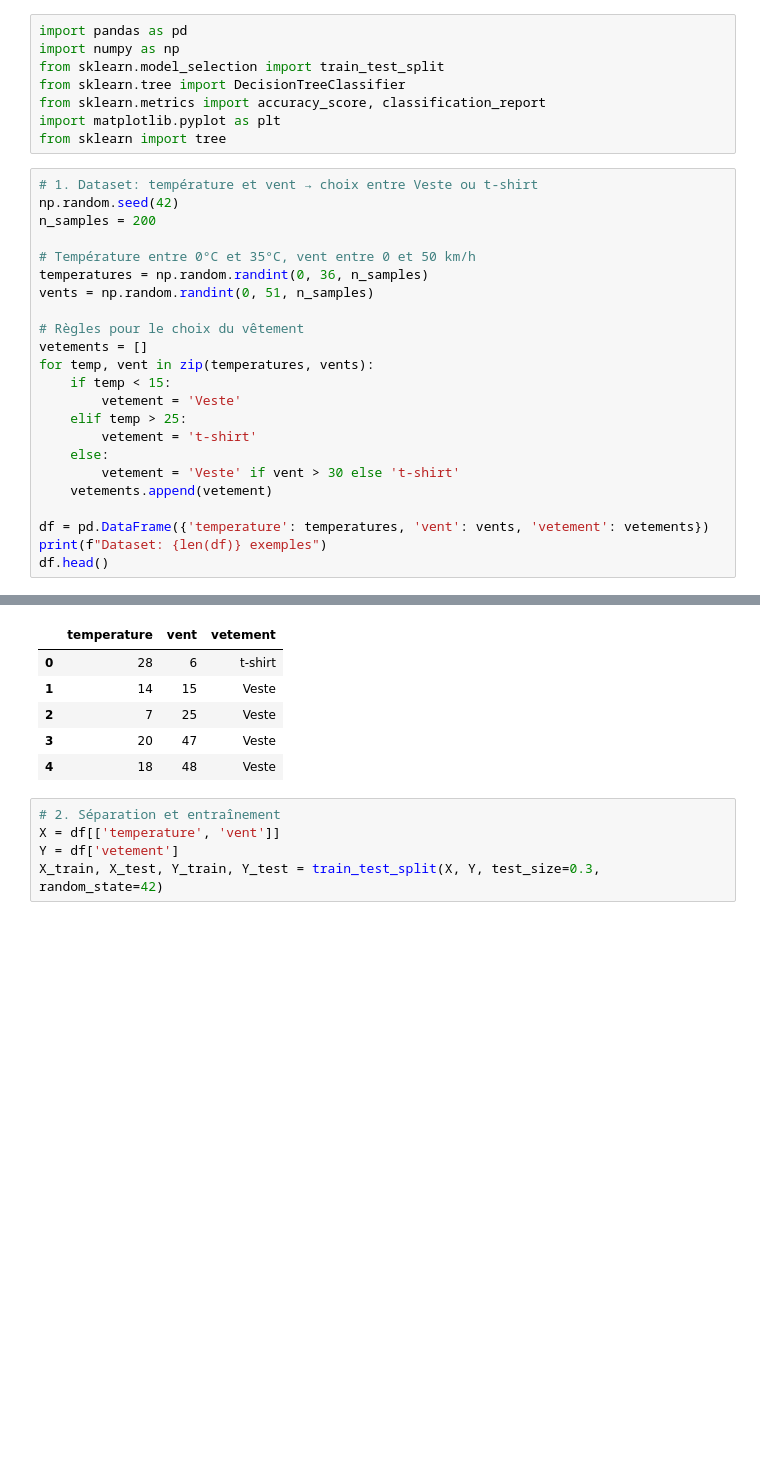
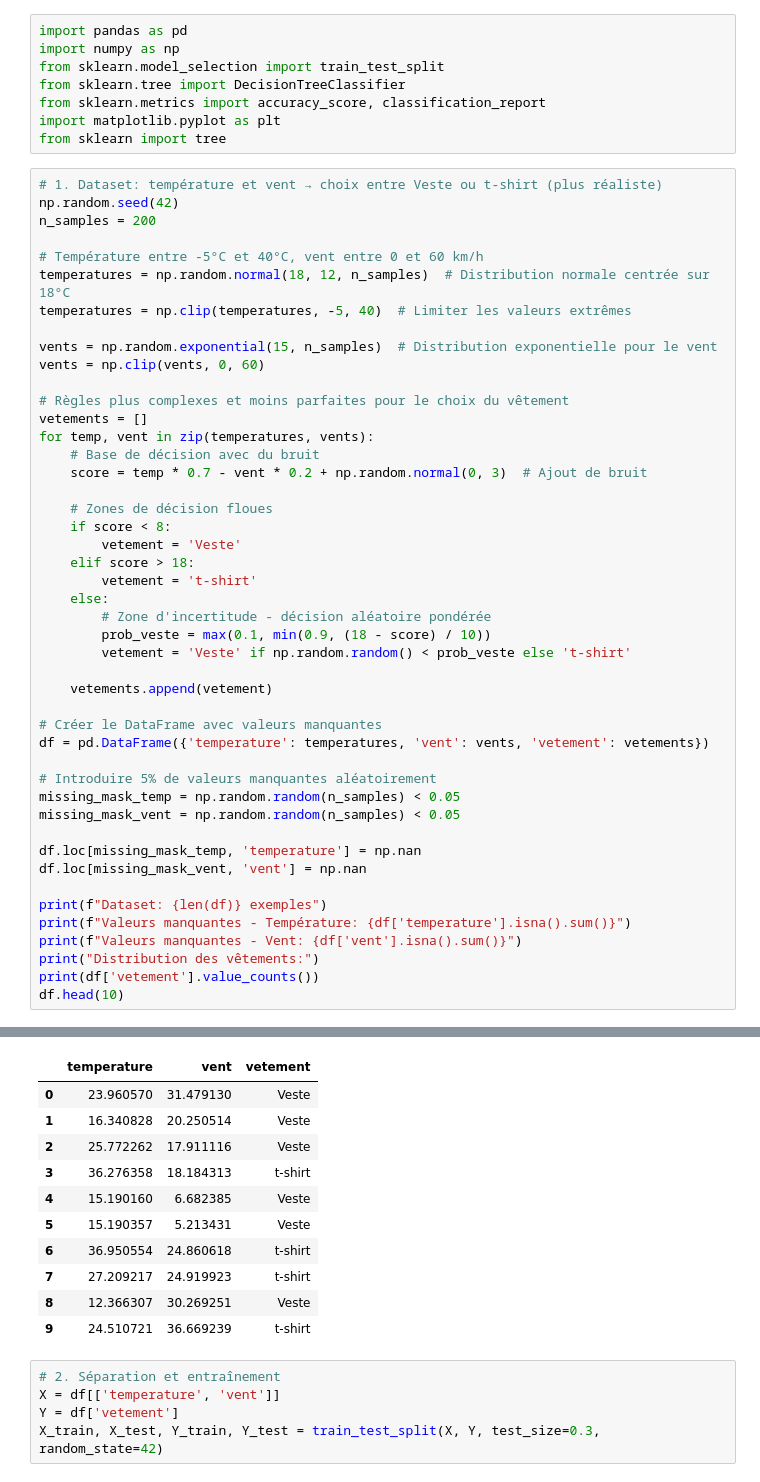
Before and after one commit to ThomasCandille/Spe-IA, a Jupyter notebook: Decision-tree/script.ipynb, the cells around one changed output, grey strips where cells are left out. Cells and saved outputs as stored; diff of their text form; blank space fills up the shorter version.

```diff
--- a/Decision-tree/script.ipynb
+++ b/Decision-tree/script.ipynb
@@ -7,27 +7,50 @@ from sklearn.metrics import accuracy_score, classification_report
 import matplotlib.pyplot as plt
 from sklearn import tree
 # %%
-# 1. Dataset: température et vent → choix entre Veste ou t-shirt
+# 1. Dataset: température et vent → choix entre Veste ou t-shirt (plus réaliste)
 np.random.seed(42)
 n_samples = 200
 
-# Température entre 0°C et 35°C, vent entre 0 et 50 km/h
-temperatures = np.random.randint(0, 36, n_samples)
-vents = np.random.randint(0, 51, n_samples)
+# Température entre -5°C et 40°C, vent entre 0 et 60 km/h
+temperatures = np.random.normal(18, 12, n_samples)  # Distribution normale centrée sur 18°C
+temperatures = np.clip(temperatures, -5, 40)  # Limiter les valeurs extrêmes
 
-# Règles pour le choix du vêtement
+vents = np.random.exponential(15, n_samples)  # Distribution exponentielle pour le vent
+vents = np.clip(vents, 0, 60)
+
+# Règles plus complexes et moins parfaites pour le choix du vêtement
 vetements = []
 for temp, vent in zip(temperatures, vents):
-    if temp < 15:
+    # Base de décision avec du bruit
+    score = temp * 0.7 - vent * 0.2 + np.random.normal(0, 3)  # Ajout de bruit
+
+    # Zones de décision floues
+    if score < 8:
         vetement = 'Veste'
-    elif temp > 25:
+    elif score > 18:
         vetement = 't-shirt'
     else:
-        vetement = 'Veste' if vent > 30 else 't-shirt'
+        # Zone d'incertitude - décision aléatoire pondérée
+        prob_veste = max(0.1, min(0.9, (18 - score) / 10))
+        vetement = 'Veste' if np.random.random() < prob_veste else 't-shirt'
+
     vetements.append(vetement)
 
+# Créer le DataFrame avec valeurs manquantes
 df = pd.DataFrame({'temperature': temperatures, 'vent': vents, 'vetement': vetements})
+
+# Introduire 5% de valeurs manquantes aléatoirement
+missing_mask_temp = np.random.random(n_samples) < 0.05
+missing_mask_vent = np.random.random(n_samples) < 0.05
+
+df.loc[missing_mask_temp, 'temperature'] = np.nan
+df.loc[missing_mask_vent, 'vent'] = np.nan
+
 print(f"Dataset: {len(df)} exemples")
-df.head()
+print(f"Valeurs manquantes - Température: {df['temperature'].isna().sum()}")
+print(f"Valeurs manquantes - Vent: {df['vent'].isna().sum()}")
+print("Distribution des vêtements:")
+print(df['vetement'].value_counts())
+df.head(10)
 # %% [output]
 Dataset: 200 exemples
@@ -34,9 +64,14 @@ Dataset: 200 exemples
 |  | temperature | vent | vetement |
-| 0 | 28 | 6 | t-shirt |
-| 1 | 14 | 15 | Veste |
-| 2 | 7 | 25 | Veste |
-| 3 | 20 | 47 | Veste |
-| 4 | 18 | 48 | Veste |
+| 0 | 23.960570 | 31.479130 | Veste |
+| 1 | 16.340828 | 20.250514 | Veste |
+| 2 | 25.772262 | 17.911116 | Veste |
+| 3 | 36.276358 | 18.184313 | t-shirt |
+| 4 | 15.190160 | 6.682385 | Veste |
+| 5 | 15.190357 | 5.213431 | Veste |
+| 6 | 36.950554 | 24.860618 | t-shirt |
+| 7 | 27.209217 | 24.919923 | t-shirt |
+| 8 | 12.366307 | 30.269251 | Veste |
+| 9 | 24.510721 | 36.669239 | t-shirt |
 # %%
 # 2. Séparation et entraînement
 X = df[['temperature', 'vent']]
```
Also changed, not shown: parts of 9 cells of this notebook.
